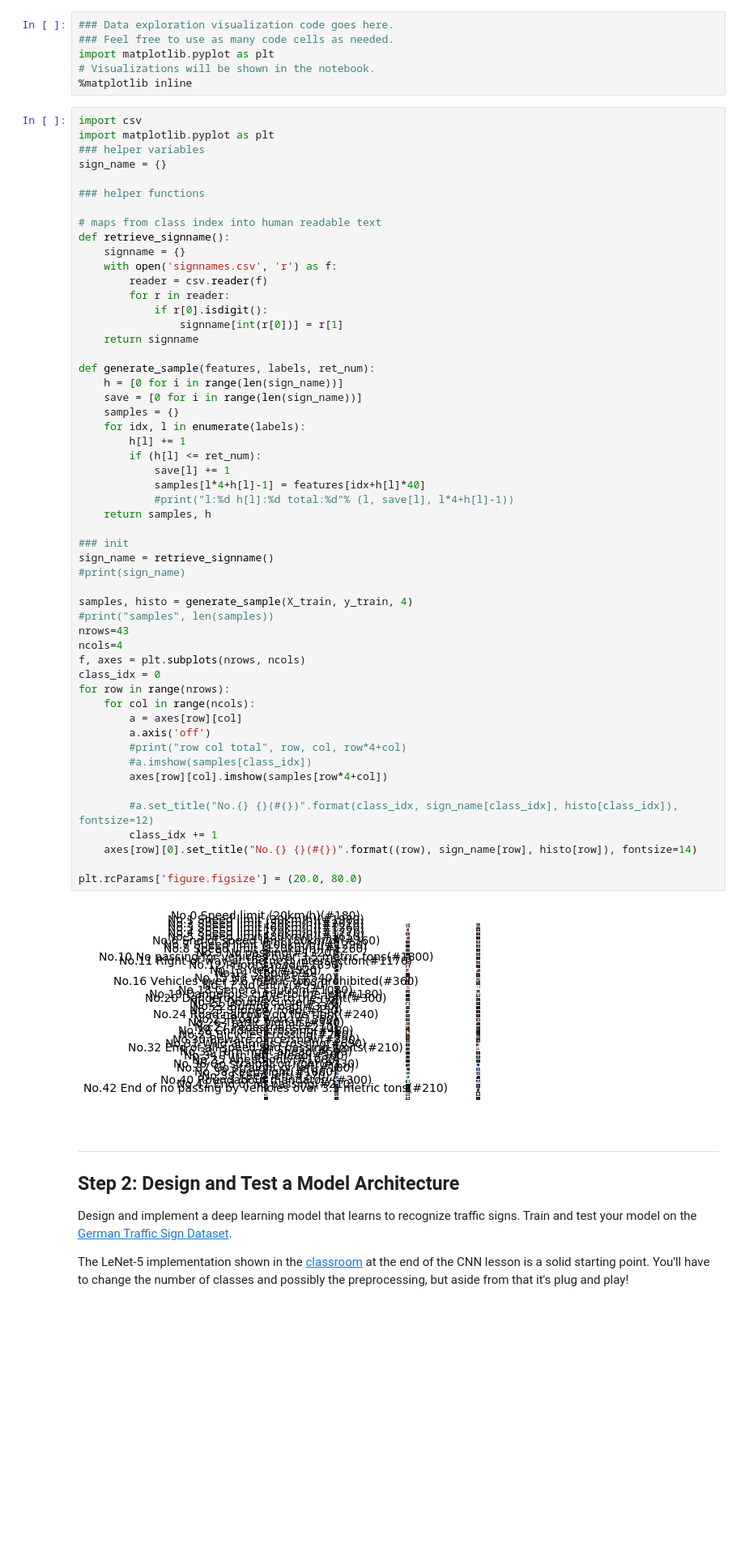
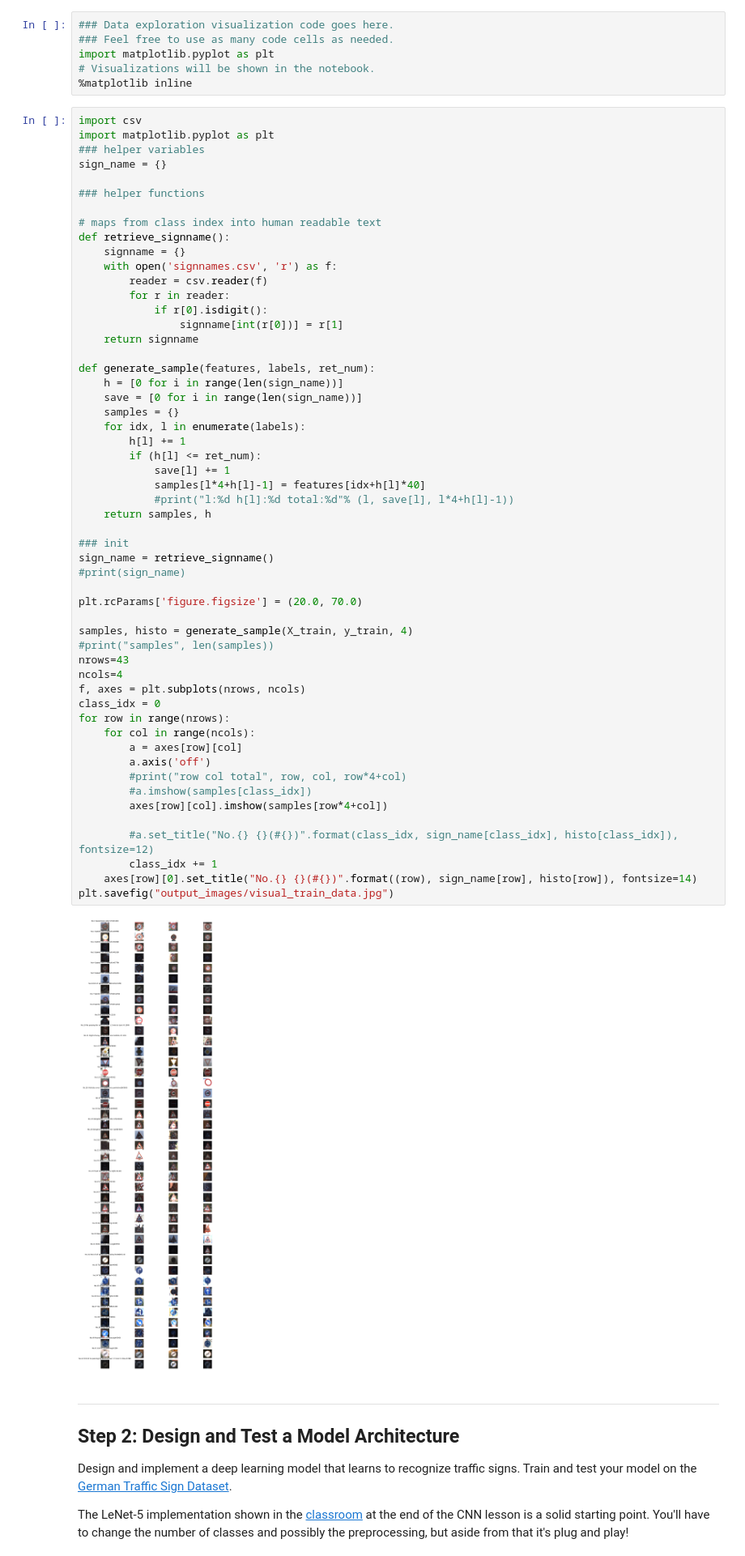
Before and after one commit to hoongjai/P3, a Jupyter notebook: Traffic_Sign_Classifier.ipynb, the cells around one changed output. Shown at 81% size. Saved outputs shown, nothing was run; the diff lists cells and outputs as text; blank space fills up the shorter version.

```diff
--- a/Traffic_Sign_Classifier.ipynb
+++ b/Traffic_Sign_Classifier.ipynb
@@ -125,36 +125,37 @@ def generate_sample(features, labels, ret_num):
     for idx, l in enumerate(labels):
         h[l] += 1
         if (h[l] <= ret_num):
             save[l] += 1
             samples[l*4+h[l]-1] = features[idx+h[l]*40]
             #print("l:%d h[l]:%d total:%d"% (l, save[l], l*4+h[l]-1))
     return samples, h
 
 ### init
 sign_name = retrieve_signname()
 #print(sign_name)
 
+plt.rcParams['figure.figsize'] = (20.0, 70.0)
+
 samples, histo = generate_sample(X_train, y_train, 4)
 #print("samples", len(samples))
 nrows=43
 ncols=4
 f, axes = plt.subplots(nrows, ncols)
 class_idx = 0
 for row in range(nrows):
     for col in range(ncols):
         a = axes[row][col]
         a.axis('off')
         #print("row col total", row, col, row*4+col)
         #a.imshow(samples[class_idx])
         axes[row][col].imshow(samples[row*4+col])
 
         #a.set_title("No.{} {}(#{})".format(class_idx, sign_name[class_idx], histo[class_idx]), fontsize=12)
         class_idx += 1
     axes[row][0].set_title("No.{} {}(#{})".format((row), sign_name[row], histo[row]), fontsize=14)
-
-plt.rcParams['figure.figsize'] = (20.0, 80.0)
+plt.savefig("output_images/visual_train_data.jpg")
 # %% [output]
-[figure, old version]
+[figure, new version]
 # %% [markdown]
 ----
 
```
Also changed, not shown: parts of 8 cells of this notebook.
